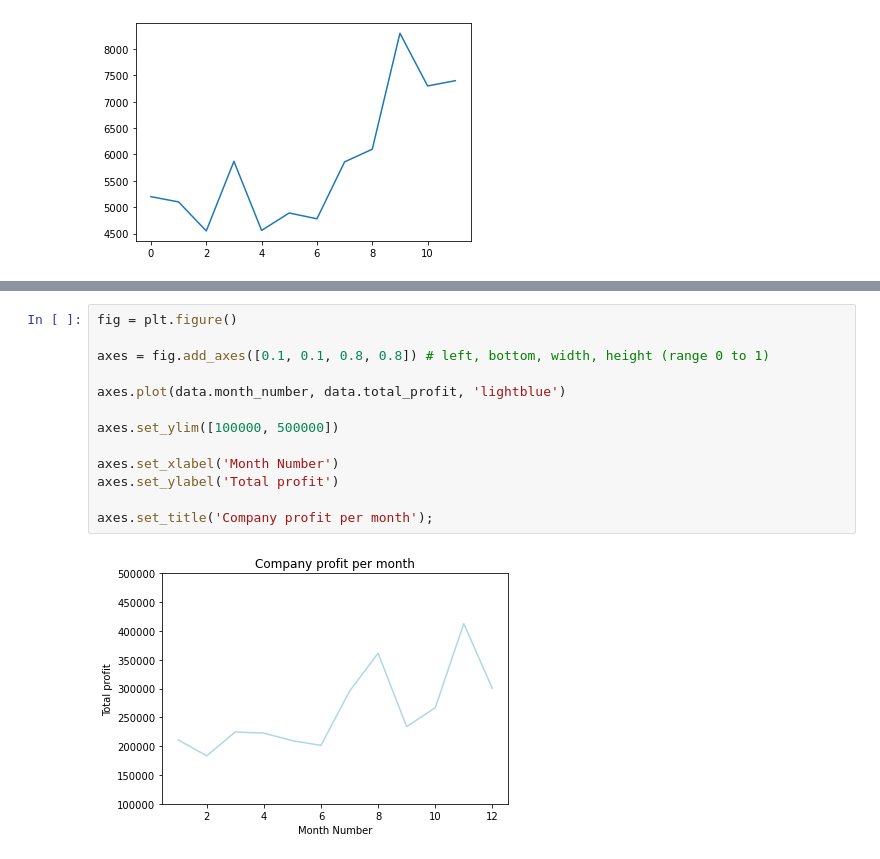
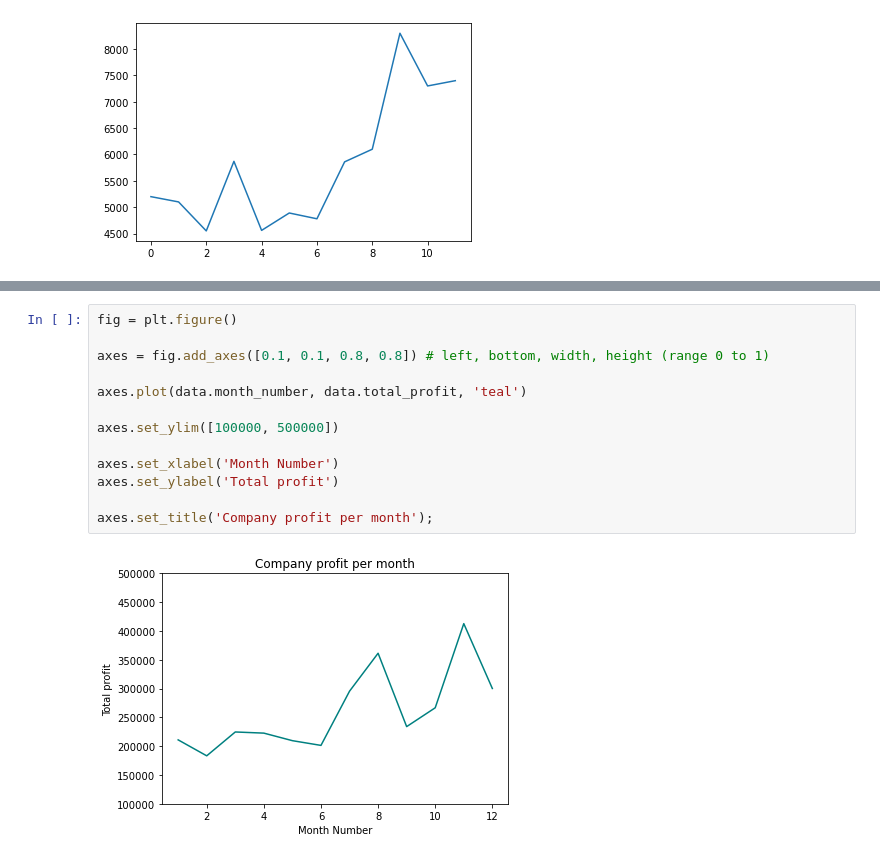
Before and after one commit to mspitzna/DataScience21, a Jupyter notebook: Block_1/Assignments/1_MatplotLib.ipynb, the cells around one changed output, grey strips where cells are left out. Cells and saved outputs as stored; diff of their text form.

```diff
--- a/Block_1/Assignments/1_MatplotLib.ipynb
+++ b/Block_1/Assignments/1_MatplotLib.ipynb
@@ -42,18 +42,18 @@ Total profit data provided for each month. Generated line plot must include the
 # %%
 fig = plt.figure()
 
 axes = fig.add_axes([0.1, 0.1, 0.8, 0.8]) # left, bottom, width, height (range 0 to 1)
 
-axes.plot(data.month_number, data.total_profit, 'lightblue')
+axes.plot(data.month_number, data.total_profit, 'teal')
 
 axes.set_ylim([100000, 500000])
 
 axes.set_xlabel('Month Number')
 axes.set_ylabel('Total profit')
 
 axes.set_title('Company profit per month');
 # %% [output]
-[figure, old version]
+[figure, new version]
 # %% [markdown]
 ## Exercise 2
 Get Total profit of all months and show line plot with the following Style properties
```
Also changed, not shown: parts of 6 cells of this notebook.
